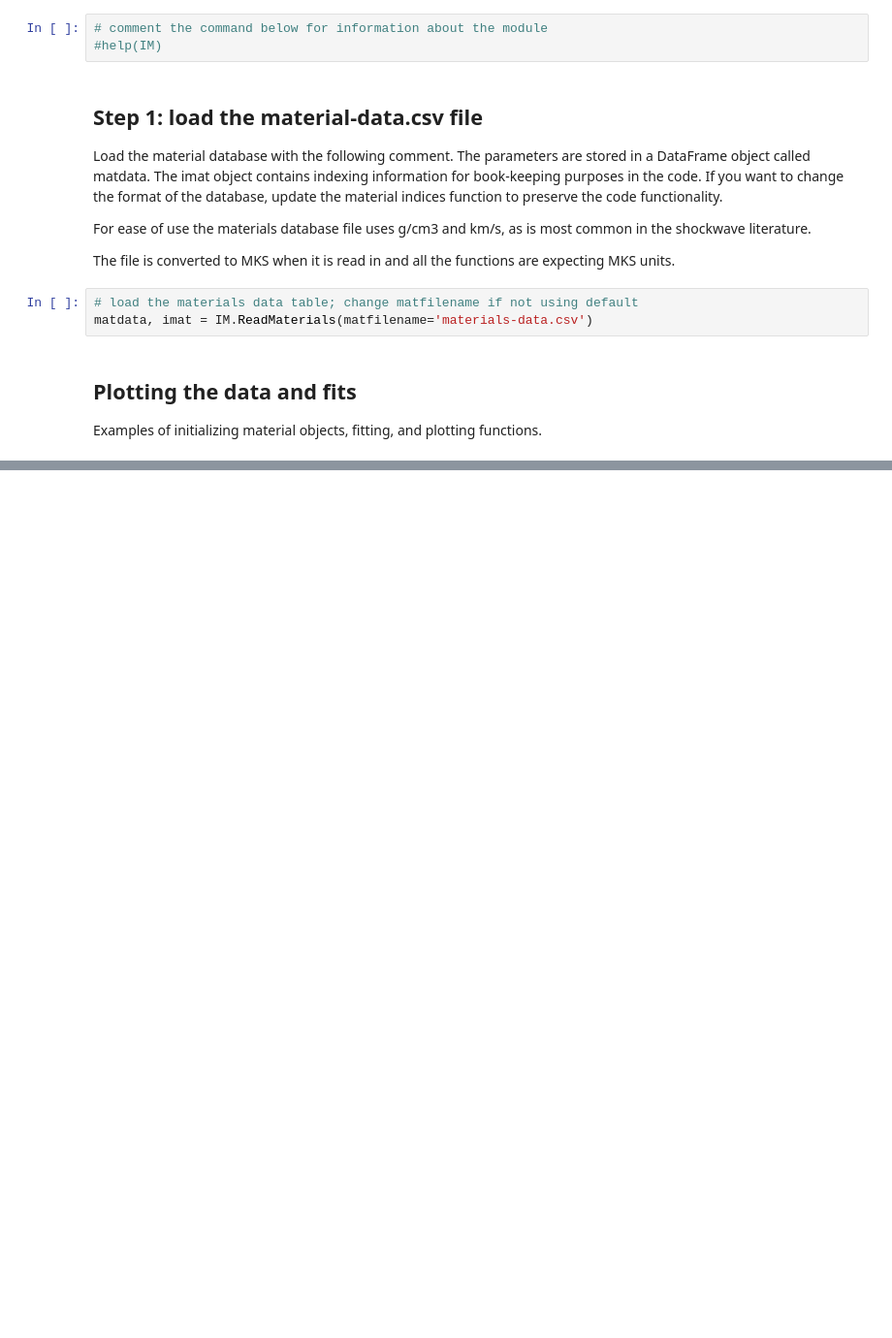
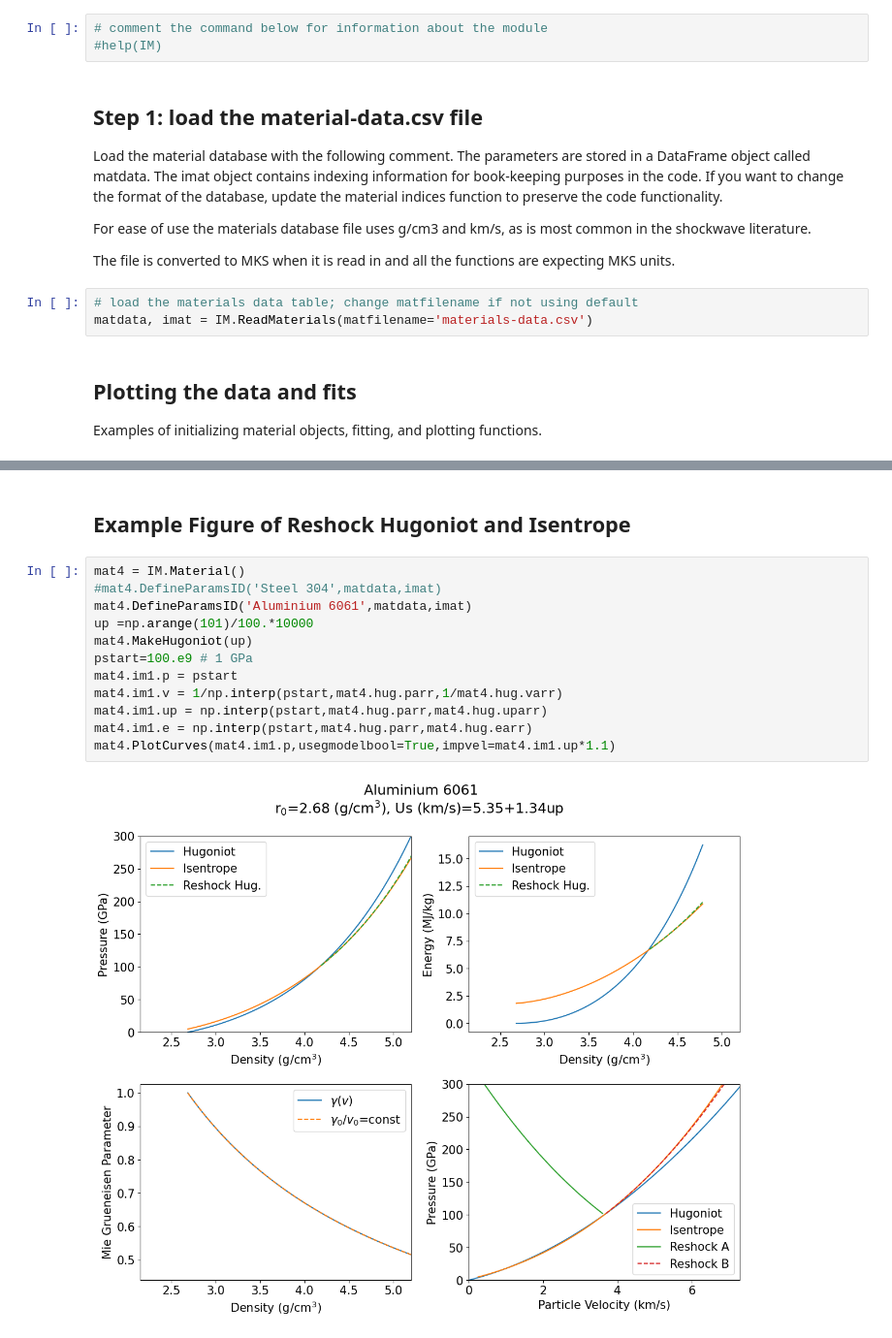
Before and after one commit to ImpactsWiki/impact-tools-book, a Jupyter notebook: im/user-play-space.ipynb, the cells around one changed output, grey strips where cells are left out. Shown: that part at 97% size. Drawn from its saved outputs; the diff is of its cells as text; blank space fills up the shorter version.

Commit message:
Debugged MGIsentropes and PlotCurves

```diff
--- a/im/user-play-space.ipynb
+++ b/im/user-play-space.ipynb
@@ -137,0 +138,16 @@ Primary Hugoniot parameters c0,s1,s2,d= 5397.0 1.279 2.55 0.00044726
+# %% [markdown]
+## Example Figure of Reshock Hugoniot and Isentrope
+# %%
+mat4 = IM.Material()
+#mat4.DefineParamsID('Steel 304',matdata,imat)
+mat4.DefineParamsID('Aluminium 6061',matdata,imat)
+up =np.arange(101)/100.*10000
+mat4.MakeHugoniot(up)
+pstart=100.e9 # 1 GPa
+mat4.im1.p = pstart
+mat4.im1.v = 1/np.interp(pstart,mat4.hug.parr,1/mat4.hug.varr)
+mat4.im1.up = np.interp(pstart,mat4.hug.parr,mat4.hug.uparr)
+mat4.im1.e = np.interp(pstart,mat4.hug.parr,mat4.hug.earr)
+mat4.PlotCurves(mat4.im1.p,usegmodelbool=True,impvel=mat4.im1.up*1.1)
+# %% [output]
+[figure, added]
```
Also changed, not shown: parts of 9 cells of this notebook, 5 other files.
